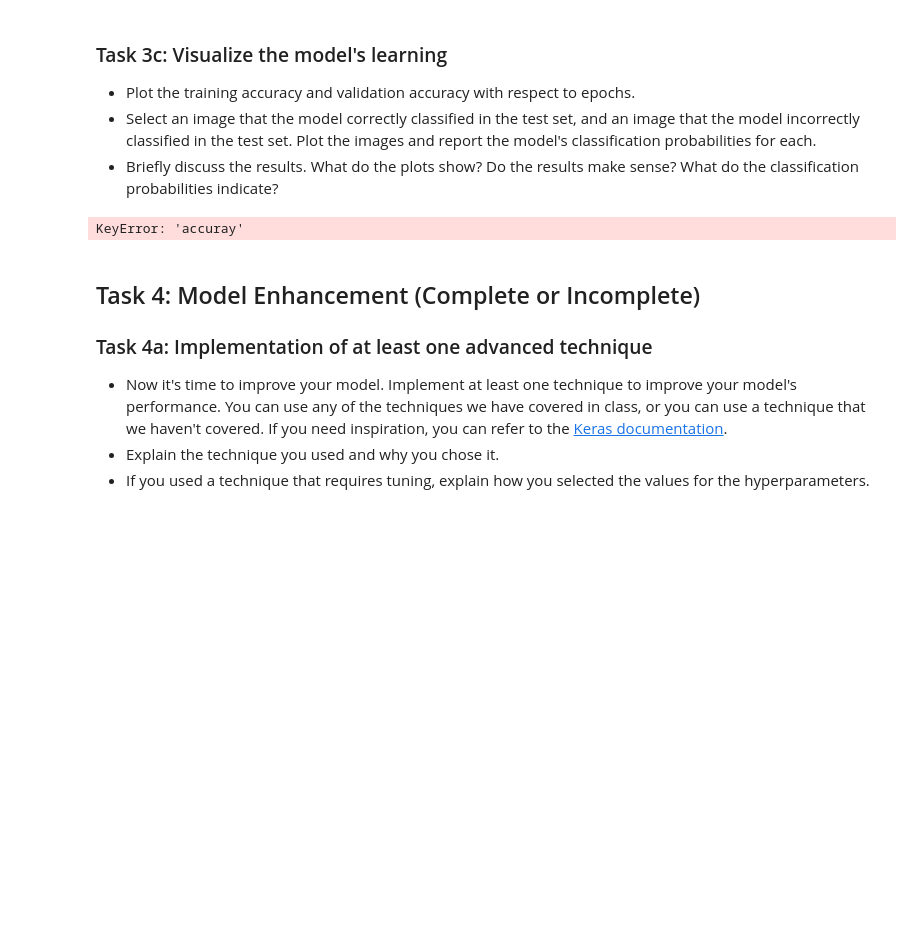
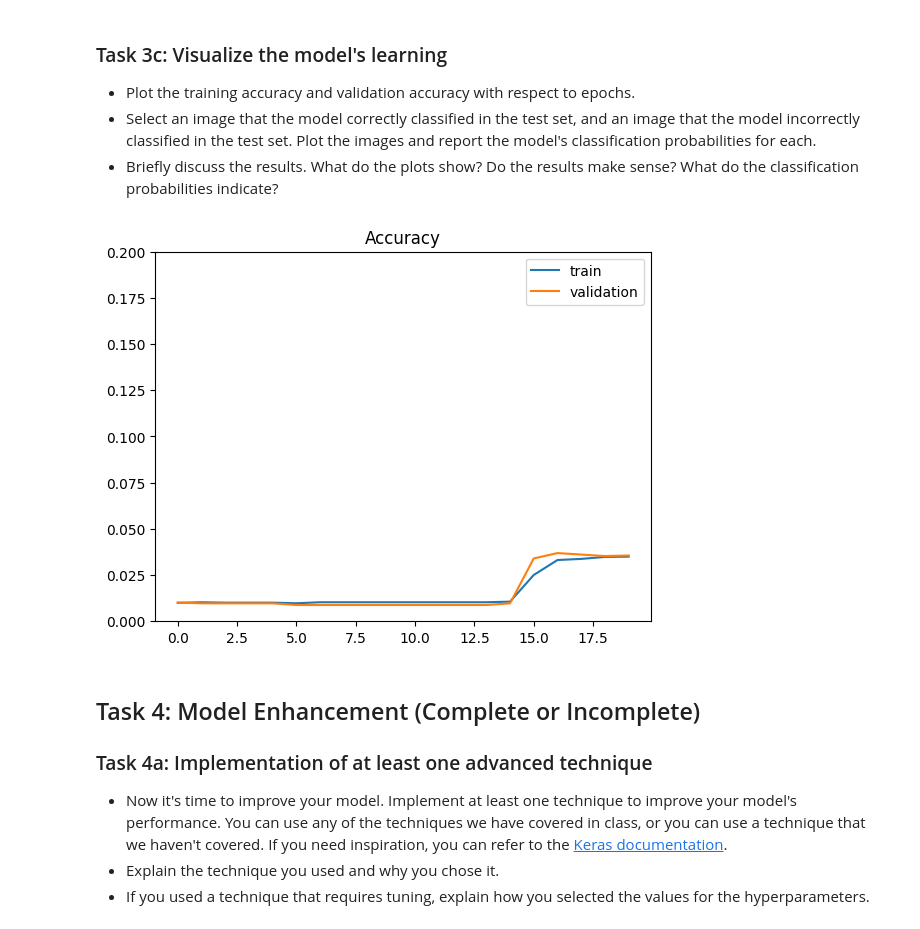
Before and after one commit to UofT-DSI/deep_learning, a Jupyter notebook: 02_activities/assignments/assignment_1.ipynb, the cells around one changed output. Drawn from its saved outputs; the diff is of its cells as text; code cells hidden in the pictures; blank space fills up the shorter version.

```diff
--- a/02_activities/assignments/assignment_1.ipynb
+++ b/02_activities/assignments/assignment_1.ipynb
@@ -139,7 +142,7 @@ from keras.layers import Conv2D, MaxPooling2D, Flatten, Dense, GlobalAveragePool
 model = Sequential()
 
 # Input layer
-model.add(Conv2D(filters=32, kernel_size=(4,4), activation='relu', padding='valid', input_shape=(32,32,3)))
+model.add(Conv2D(filters=32, kernel_size=(3,3), activation='relu', padding='valid', input_shape=(32,32,3)))
 model.add(MaxPooling2D(pool_size=(3,3), strides=(2,2)))
 
 model.add(Flatten())
@@ -225,14 +240,14 @@ KeyboardInterrupt:
 - Select an image that the model correctly classified in the test set, and an image that the model incorrectly classified in the test set. Plot the images and report the model's classification probabilities for each.
 - Briefly discuss the results. What do the plots show? Do the results make sense? What do the classification probabilities indicate?
 # %%
-plt.plot(history.history['accuray'], label='train')
+plt.plot(history.history['accuracy'], label='train')
 plt.plot(history.history['val_accuracy'], label='validation')
-plt.ylim(0, 2)
+plt.ylim(0, 0.2)
 plt.legend(loc='best')
 plt.xlabel("")
 plt.title('Accuracy');
 # %% [output]
-KeyError: 'accuray'
+[figure, added]
 # %% [markdown]
 ## Task 4: Model Enhancement (Complete or Incomplete)
 ### Task 4a: Implementation of at least one advanced technique
```
Also changed, not shown: parts of 6 cells of this notebook.
